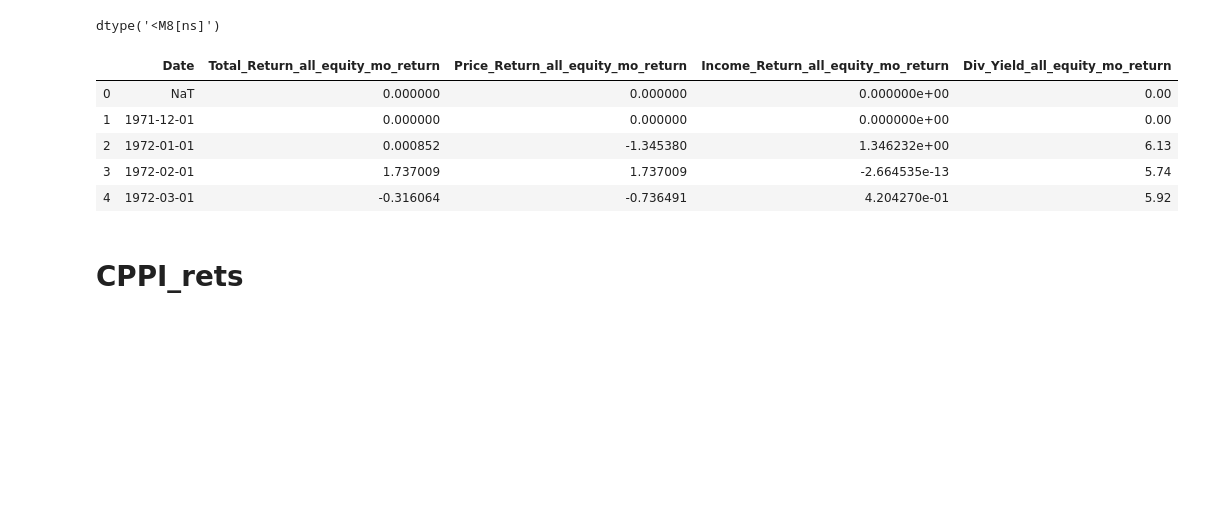
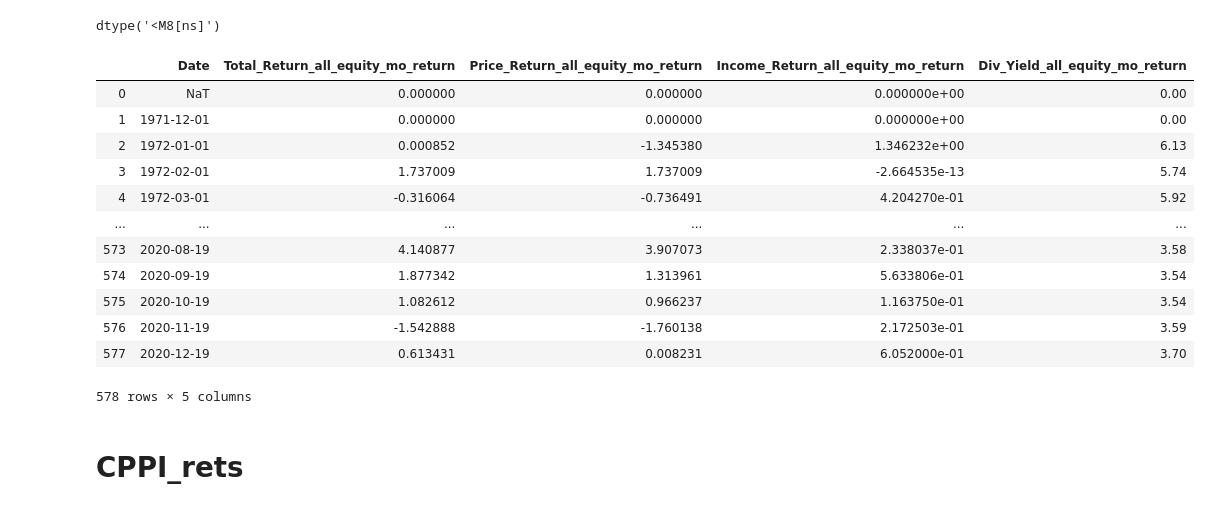
Before and after one commit to anitaguo49/Happiness-Prediction, a Jupyter notebook: Mod_4_RE_Int_AG.ipynb, the cells around one changed output. Drawn from its saved outputs; the diff is of its cells as text; code cells hidden in the pictures; blank space fills up the shorter version.

```diff
--- a/Mod_4_RE_Int_AG.ipynb
+++ b/Mod_4_RE_Int_AG.ipynb
@@ -433,15 +433,22 @@ temp = all_equity_new[['Total_Return_all_equity_mo_return',
        'Income_Return_all_equity_mo_return', 'Div_Yield_all_equity_mo_return']].fillna(0)
 # %%
 all_equity_new_2 = pd.concat([all_equity_new[['Date']], temp], axis = 1)
-all_equity_new_2.head()
+all_equity_new_2
 #axis=1 -> perform function for each column. axis=0 mean for each row
 # %% [output]
 |  | Date | Total_Return_all_equity_mo_return | Price_Return_all_equity_mo_return | Income_Return_all_equity_mo_return | Div_Yield_all_equity_mo_return |
 | 0 | NaT | 0.000000 | 0.000000 | 0.000000e+00 | 0.00 |
 | 1 | 1971-12-01 | 0.000000 | 0.000000 | 0.000000e+00 | 0.00 |
 | 2 | 1972-01-01 | 0.000852 | -1.345380 | 1.346232e+00 | 6.13 |
 | 3 | 1972-02-01 | 1.737009 | 1.737009 | -2.664535e-13 | 5.74 |
 | 4 | 1972-03-01 | -0.316064 | -0.736491 | 4.204270e-01 | 5.92 |
+| ... | ... | ... | ... | ... | ... |
+| 573 | 2020-08-19 | 4.140877 | 3.907073 | 2.338037e-01 | 3.58 |
+| 574 | 2020-09-19 | 1.877342 | 1.313961 | 5.633806e-01 | 3.54 |
+| 575 | 2020-10-19 | 1.082612 | 0.966237 | 1.163750e-01 | 3.54 |
+| 576 | 2020-11-19 | -1.542888 | -1.760138 | 2.172503e-01 | 3.59 |
+| 577 | 2020-12-19 | 0.613431 | 0.008231 | 6.052000e-01 | 3.70 |
+578 rows × 5 columns
 # %% [markdown]
 # CPPI_rets
 # %%
```
Also changed, not shown: parts of 11 cells of this notebook.
